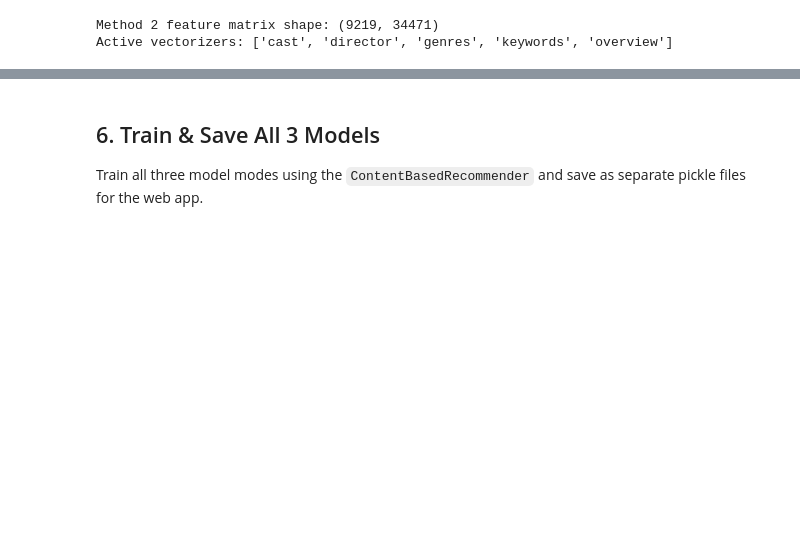
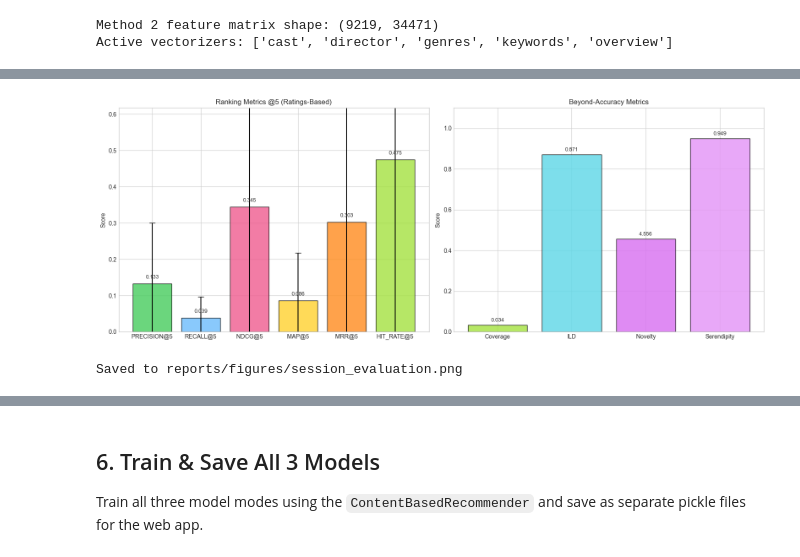
Before and after one commit to riso1410/ISA-Movie-Recommendation, a Jupyter notebook: notebooks/experiments.ipynb, the cells around one changed output, grey strips where cells are left out. Saved outputs shown, nothing was run; the diff lists cells and outputs as text; code cells hidden in the pictures; blank space fills up the shorter version.

```diff
--- a/notebooks/experiments.ipynb
+++ b/notebooks/experiments.ipynb
@@ -1043,0 +1027,46 @@ display(side_by_side.head(5).round(4))
+# %%
+# Visualize the @5 metrics
+if ratings_results:
+    fig, axes = plt.subplots(1, 2, figsize=(16, 6))
+
+    # Left: ranking metrics @5
+    ranking_metrics = ['precision', 'recall', 'ndcg', 'map', 'mrr', 'hit_rate']
+    labels = [f'{m.upper()}@5' for m in ranking_metrics]
+    values = [ratings_results.get(f'{m}@5', 0) for m in ranking_metrics]
+    stds = [ratings_results.get(f'{m}@5_std', 0) for m in ranking_metrics]
+    colors = ['#51cf66', '#74c0fc', '#f06595', '#ffd43b', '#ff922b', '#a9e34b']
+
+    bars = axes[0].bar(labels, values, yerr=stds, color=colors, edgecolor='black',
+                       capsize=5, alpha=0.85)
+    axes[0].set_ylabel('Score')
+    axes[0].set_title('Ranking Metrics @5 (Ratings-Based)')
+    axes[0].set_ylim(0, max(max(values) * 1.3, 0.5))
+    for bar, val in zip(bars, values):
+        axes[0].text(bar.get_x() + bar.get_width() / 2, bar.get_height() + 0.01,
+                     f'{val:.3f}', ha='center', va='bottom', fontsize=9)
+
+    # Right: system-level beyond-accuracy metrics
+    sys_metrics = ['coverage', 'ild', 'novelty', 'serendipity']
+    sys_labels = ['Coverage', 'ILD', 'Novelty', 'Serendipity']
+    sys_values = [ratings_results.get(m, 0) for m in sys_metrics]
+    sys_colors = ['#a9e34b', '#66d9e8', '#da77f2', '#e599f7']
+
+    # Normalize novelty for visualization (typical range 0-10)
+    display_values = sys_values.copy()
+    display_values[2] = min(display_values[2] / 10.0, 1.0)  # novelty normalized
+
+    bars2 = axes[1].bar(sys_labels, display_values, color=sys_colors, edgecolor='black', alpha=0.85)
+    axes[1].set_ylabel('Score')
+    axes[1].set_title('Beyond-Accuracy Metrics')
+    axes[1].set_ylim(0, 1.1)
+    for bar, val, raw in zip(bars2, display_values, sys_values):
+        axes[1].text(bar.get_x() + bar.get_width() / 2, bar.get_height() + 0.01,
+                     f'{raw:.3f}', ha='center', va='bottom', fontsize=9)
+
+    plt.tight_layout()
+    plt.savefig(str(project_root / 'reports/figures/session_evaluation.png'))
+    plt.show()
+    print("Saved to reports/figures/session_evaluation.png")
+# %% [output]
+[figure, added]
+Saved to reports/figures/session_evaluation.png
```
Also changed, not shown: parts of 25 cells of this notebook, 22 other files.
